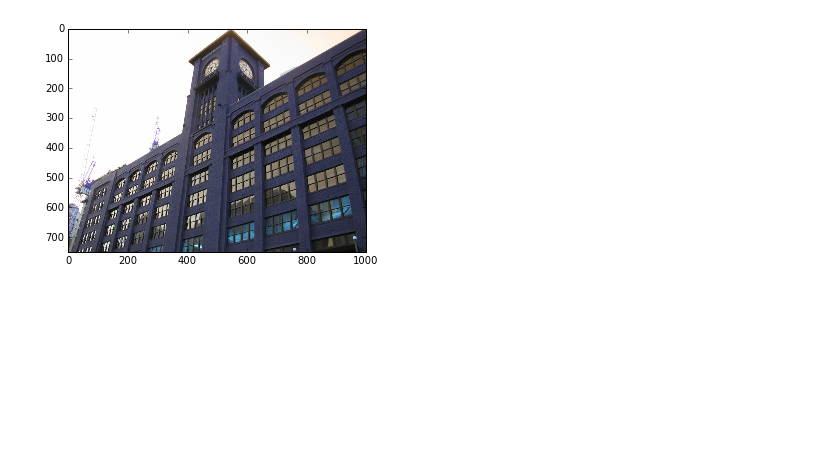
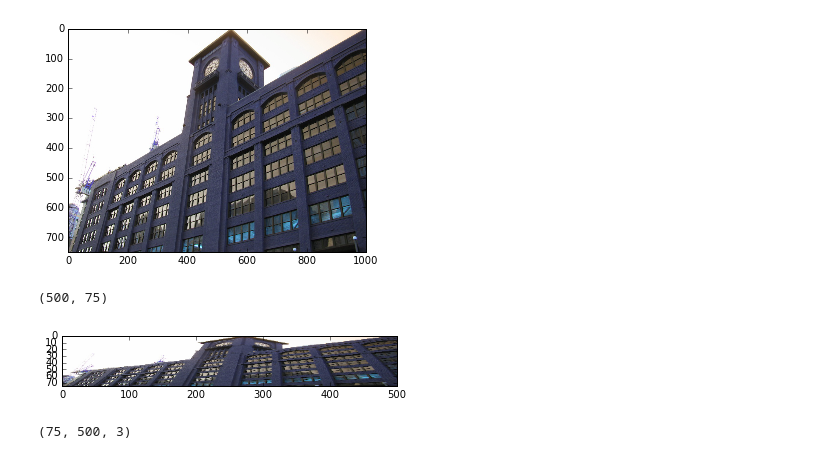
Before and after one commit to AntonRykachevskiy/linalg, a Jupyter notebook: OpenCv_testbook.ipynb, the cells around one changed output. Cells and saved outputs as stored; diff of their text form; code cells hidden in the pictures; blank space fills up the shorter version.

```diff
--- a/OpenCv_testbook.ipynb
+++ b/OpenCv_testbook.ipynb
@@ -188,32 +188,42 @@ plt.subplot(132),plt.imshow(img_1),plt.title('Input')
 plt.subplot(133),plt.imshow(dst),plt.title('Output')
 plt.show()
 # %%
-def polina_transform(input_image, tfm_matrix, UData, VData, XData, YData):
+def polina_transform(input_image, tfm_matrix, UData = None, VData = None, XData = None, YData = None, inv_flag = True):
 
     final = np.eye(3)
 
     #first, translate to a new center:
     u_trans = np.eye(3)
-    u_trans[0,2] = UData[0]
-    u_trans[1,2] = VData[0]
+    UV_scale = np.eye(3)
+    if not UData is None:
+        u_trans[0,2] = UData[0]
+        u_trans[1,2] = VData[0]
 
-    UV_scale = np.eye(3)
-    UV_scale[0,0] = (UData[1] - UData[0]) / float(input_image.shape[1])
-    UV_scale[1,1] = (VData[1] - VData[0]) / float(input_image.shape[0])
+        UV_scale[0,0] = (UData[1] - UData[0]) / float(input_image.shape[1])
+        UV_scale[1,1] = (VData[1] - VData[0]) / float(input_image.shape[0])
+
     #then apply the transform
     M = np.eye(3)
-    M = np.linalg.inv(tfm_matrix)
+    if inv_flag:
+        M = np.linalg.inv(tfm_matrix)
+    else:
+        M = tfm_matrix
 
     #then do a transform according to XData and YData
     x_trans = np.eye(3)
-    x_trans[0,2] = -XData[0]
-    x_trans[1,2] = -YData[0]
-
-
+    if not XData is None:
+        x_trans[0,2] = -XData[0]
+        x_trans[1,2] = -YData[0]
 
     final = x_trans.dot(M).dot(u_trans).dot(UV_scale)
 
-    img_1 =  cv2.warpPerspective(input_image, final, (np.sum(np.abs(XData)).astype(int),np.sum(np.abs(YData)).astype(int)))
+    if not XData is None:
+        destination_size = (np.sum(np.abs(XData)).astype(int),np.sum(np.abs(YData)).astype(int))
+    else:
+        destination_size = (int(input_image.shape[1] * tfm_matrix[0, 0]), int(input_image.shape[0] *tfm_matrix[1, 1]))
+        print destination_size
+
+    img_1 =  cv2.warpPerspective(input_image, final, destination_size)
 
     plt.imshow(img_1)
     plt.show()
@@ -225,6 +235,13 @@ plt.imshow(img)
 plt.show()
 # %% [output]
 [figure]
+# %%
+downsample_matrix = np.array([[0.5, 0, 0], [0, 0.1, 0], [0, 0, 1]])
+polina_transform(img, downsample_matrix, inv_flag=False)
+# %% [output]
+(500, 75)
+[figure, added]
+(75, 500, 3)
 # %%
 M = np.asarray([[0.941, 0.0752, -8.263], [-0.3591, 0.9903, -4.4117], [-.0006, -0.0006, 1]])
 UData = np.asarray([-746, 253])
```
Also changed, not shown: parts of 1 cell of this notebook, 9 other files.
